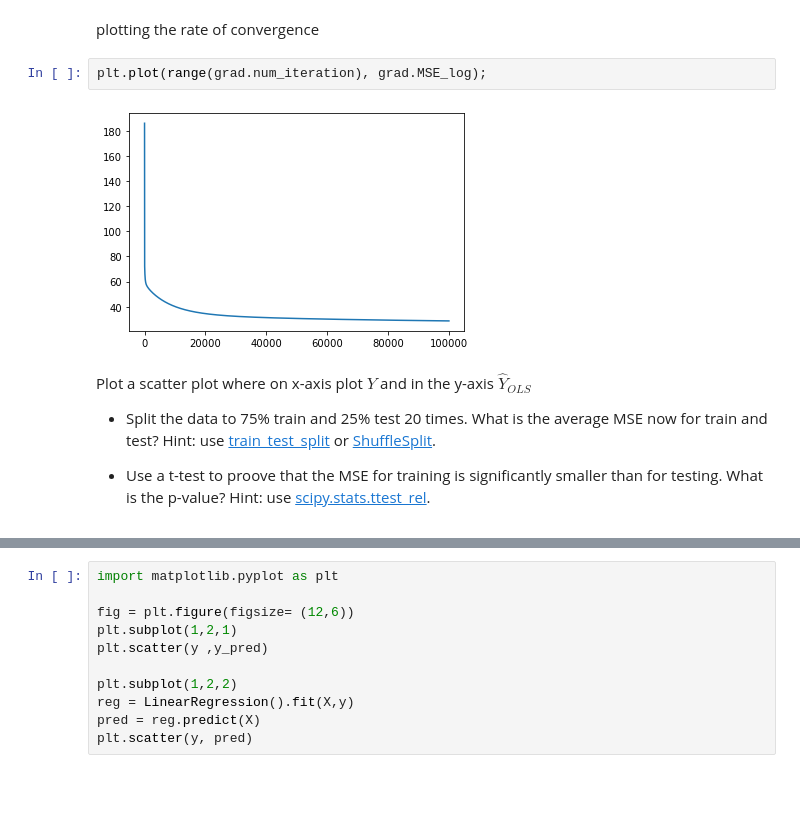
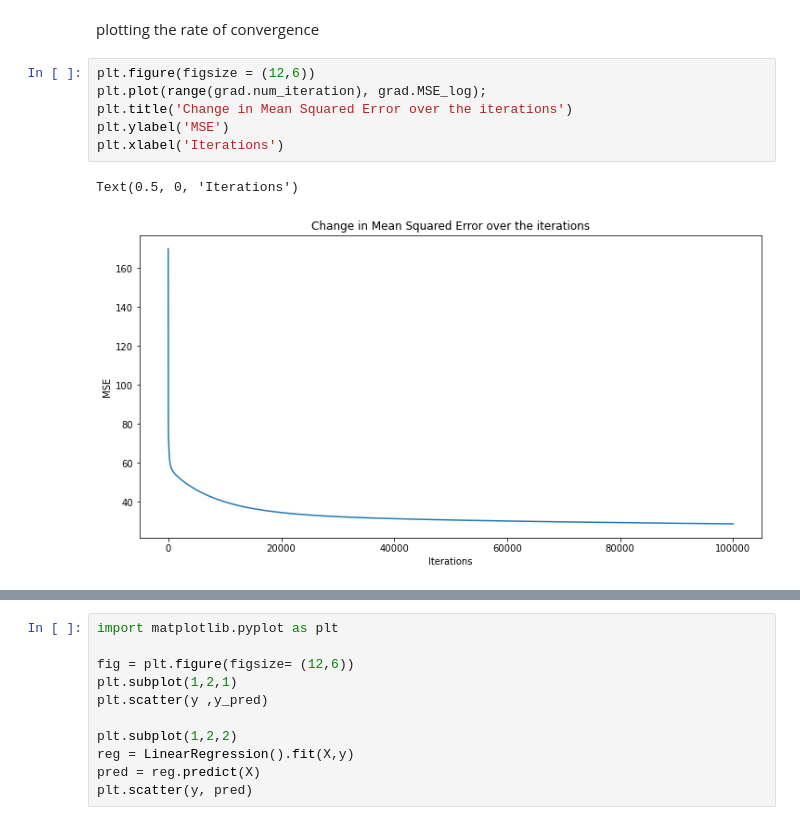
Before and after one commit to Shuaf98/y-data, a Jupyter notebook: ydata_supervised_learning/lecture3_Regression/Shua_Regression_Regularization_Exercise.ipynb, the cells around one changed output, grey strips where cells are left out. Saved outputs shown, nothing was run; the diff lists cells and outputs as text; blank space fills up the shorter version.

```diff
--- a/ydata_supervised_learning/lecture3_Regression/Shua_Regression_Regularization_Exercise.ipynb
+++ b/ydata_supervised_learning/lecture3_Regression/Shua_Regression_Regularization_Exercise.ipynb
@@ -290,13 +279,12 @@ Becareful on the name of the methods.
 '_' before belongs to gradient descent, without the '_' does not!
 # %% [markdown]
 plotting the rate of convergence
-# %%
-plt.plot(range(grad.num_iteration), grad.MSE_log);
-# %% [output]
-[figure, removed]
-# %% [markdown]
-Plot a scatter plot where on x-axis plot $Y$ and in the y-axis $\hat{Y}_{OLS}$
-
-* Split the data to 75% train and 25% test 20 times. What is the average MSE now for train and test? Hint: use [train_test_split](http://scikit-learn.org/stable/modules/generated/sklearn.model_selection.train_test_split.html) or [ShuffleSplit](http://scikit-learn.org/stable/modules/generated/sklearn.model_selection.ShuffleSplit.html).
-
-* Use a t-test to proove that the MSE for training is significantly smaller than for testing. What is the p-value? Hint: use [scipy.stats.ttest_rel](https://docs.scipy.org/doc/scipy-0.14.0/reference/generated/scipy.stats.ttest_rel.html).
+# %%
+plt.figure(figsize = (12,6))
+plt.plot(range(grad.num_iteration), grad.MSE_log);
+plt.title('Change in Mean Squared Error over the iterations')
+plt.ylabel('MSE')
+plt.xlabel('Iterations')
+# %% [output]
+Text(0.5, 0, 'Iterations')
+[figure, added]
```
Also changed, not shown: parts of 23 cells of this notebook.
